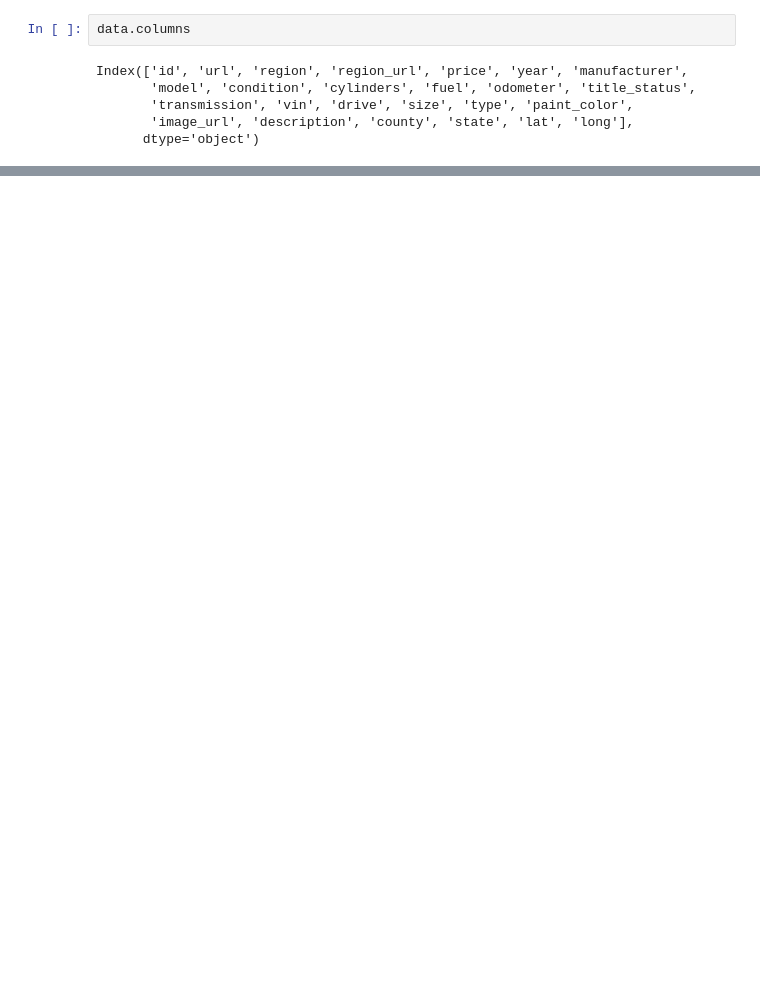
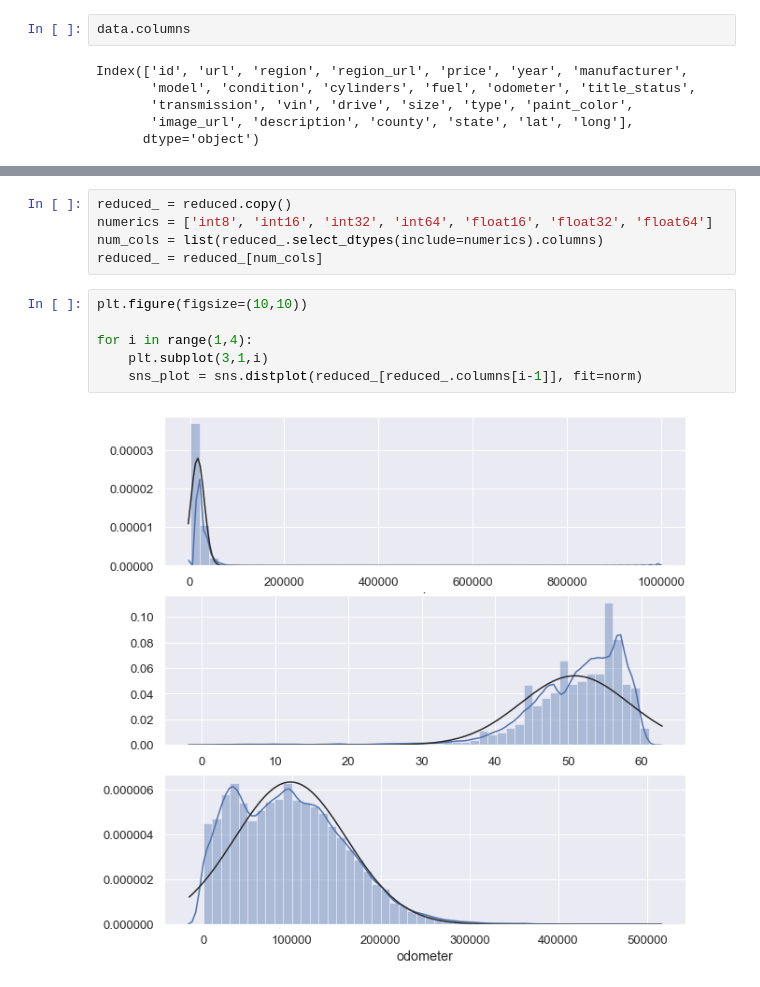
Before and after one commit to masagava/ML, a Jupyter notebook: diploma/notebooks/diploma.ipynb, the cells around one changed output, grey strips where cells are left out. Saved outputs shown, nothing was run; the diff lists cells and outputs as text; blank space fills up the shorter version.

```diff
--- a/diploma/notebooks/diploma.ipynb
+++ b/diploma/notebooks/diploma.ipynb
@@ -203,0 +284,13 @@ reduced.head()
+# %%
+reduced_ = reduced.copy()
+numerics = ['int8', 'int16', 'int32', 'int64', 'float16', 'float32', 'float64']
+num_cols = list(reduced_.select_dtypes(include=numerics).columns)
+reduced_ = reduced_[num_cols]
+# %%
+plt.figure(figsize=(10,10))
+
+for i in range(1,4):
+    plt.subplot(3,1,i)
+    sns_plot = sns.distplot(reduced_[reduced_.columns[i-1]], fit=norm)
+# %% [output]
+[figure, added]
```
Also changed, not shown: parts of 54 cells of this notebook, 1 other file.
